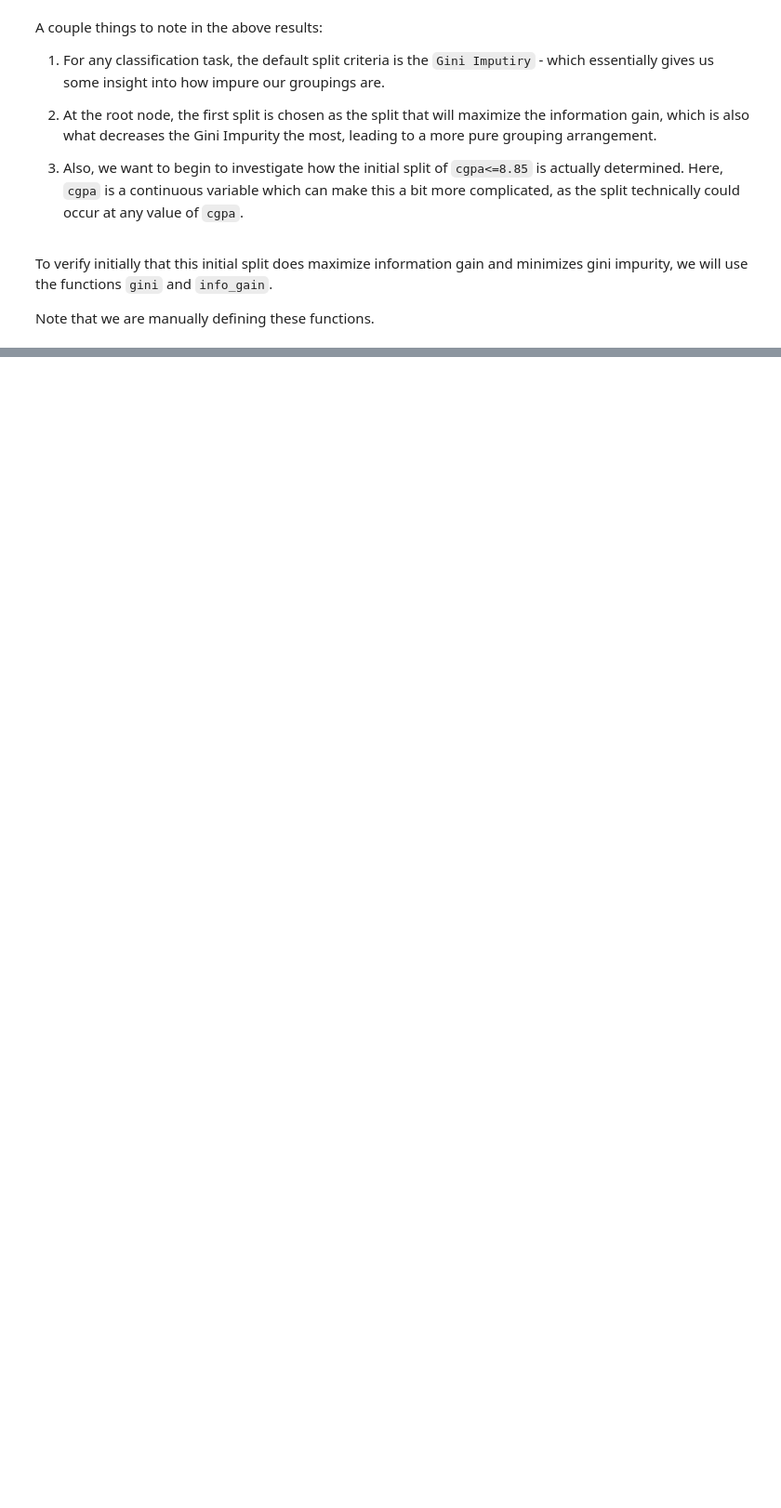
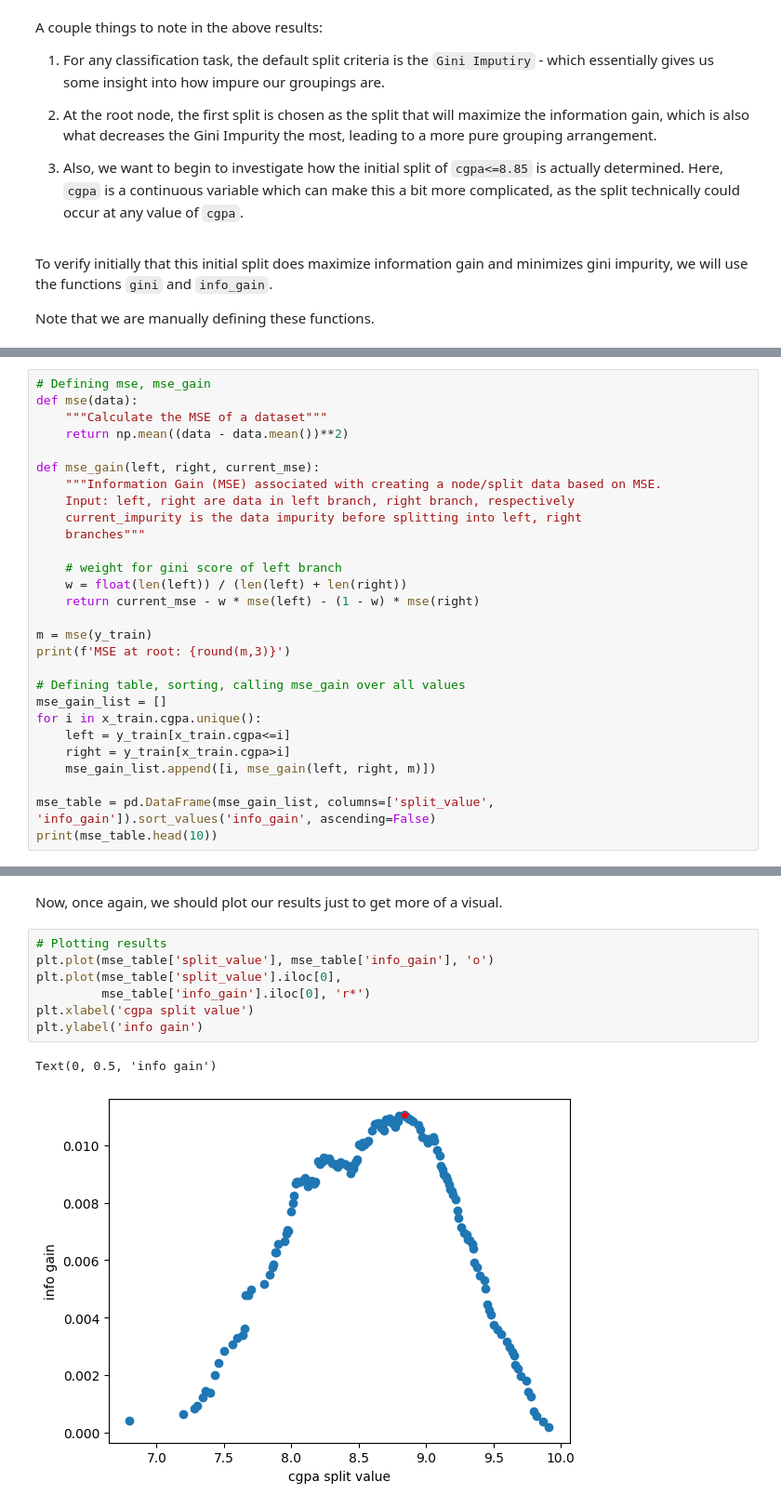
Before and after one commit to connorthomas9/Decision_Trees, a Jupyter notebook: dt_notebook.ipynb, the cells around one changed output, grey strips where cells are left out. Shown at 93% size. Saved outputs shown, nothing was run; the diff lists cells and outputs as text; blank space fills up the shorter version.

```diff
--- a/dt_notebook.ipynb
+++ b/dt_notebook.ipynb
@@ -111,0 +236,29 @@ Note that we are manually defining these functions.
+# %%
+# Defining mse, mse_gain
+def mse(data):
+    """Calculate the MSE of a dataset"""
+    return np.mean((data - data.mean())**2)
+
+def mse_gain(left, right, current_mse):
+    """Information Gain (MSE) associated with creating a node/split data based on MSE.
+    Input: left, right are data in left branch, right branch, respectively
+    current_impurity is the data impurity before splitting into left, right
+    branches"""
+
+    # weight for gini score of left branch
+    w = float(len(left)) / (len(left) + len(right))
+    return current_mse - w * mse(left) - (1 - w) * mse(right)
+
+m = mse(y_train)
+print(f'MSE at root: {round(m,3)}')
+
+# Defining table, sorting, calling mse_gain over all values
+mse_gain_list = []
+for i in x_train.cgpa.unique():
+    left = y_train[x_train.cgpa<=i]
+    right = y_train[x_train.cgpa>i]
+    mse_gain_list.append([i, mse_gain(left, right, m)])
+
+mse_table = pd.DataFrame(mse_gain_list, columns=['split_value',
+'info_gain']).sort_values('info_gain', ascending=False)
+print(mse_table.head(10))
@@ -111,0 +278,12 @@ Note that we are manually defining these functions.
+# %% [markdown]
+Now, once again, we should plot our results just to get more of a visual.
+# %%
+# Plotting results
+plt.plot(mse_table['split_value'], mse_table['info_gain'], 'o')
+plt.plot(mse_table['split_value'].iloc[0],
+         mse_table['info_gain'].iloc[0], 'r*')
+plt.xlabel('cgpa split value')
+plt.ylabel('info gain')
+# %% [output]
+Text(0, 0.5, 'info gain')
+[figure, added]
```
Also changed, not shown: parts of 19 cells of this notebook.
